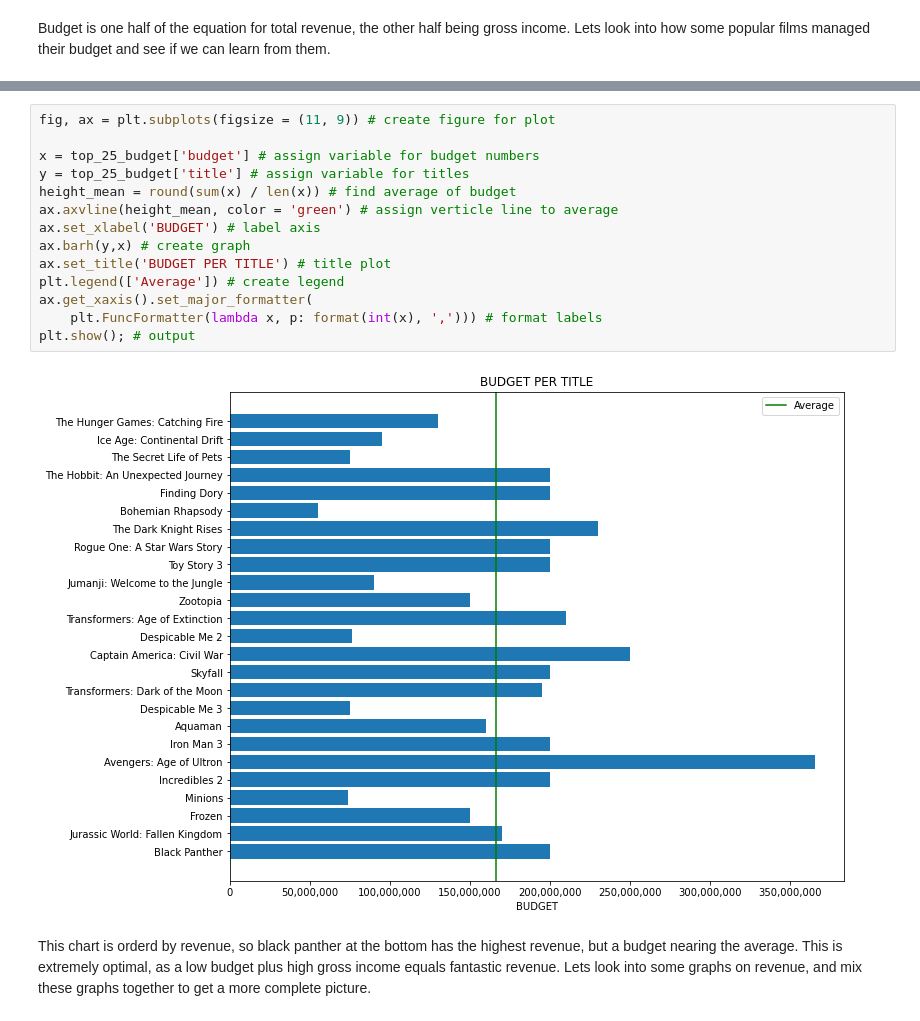
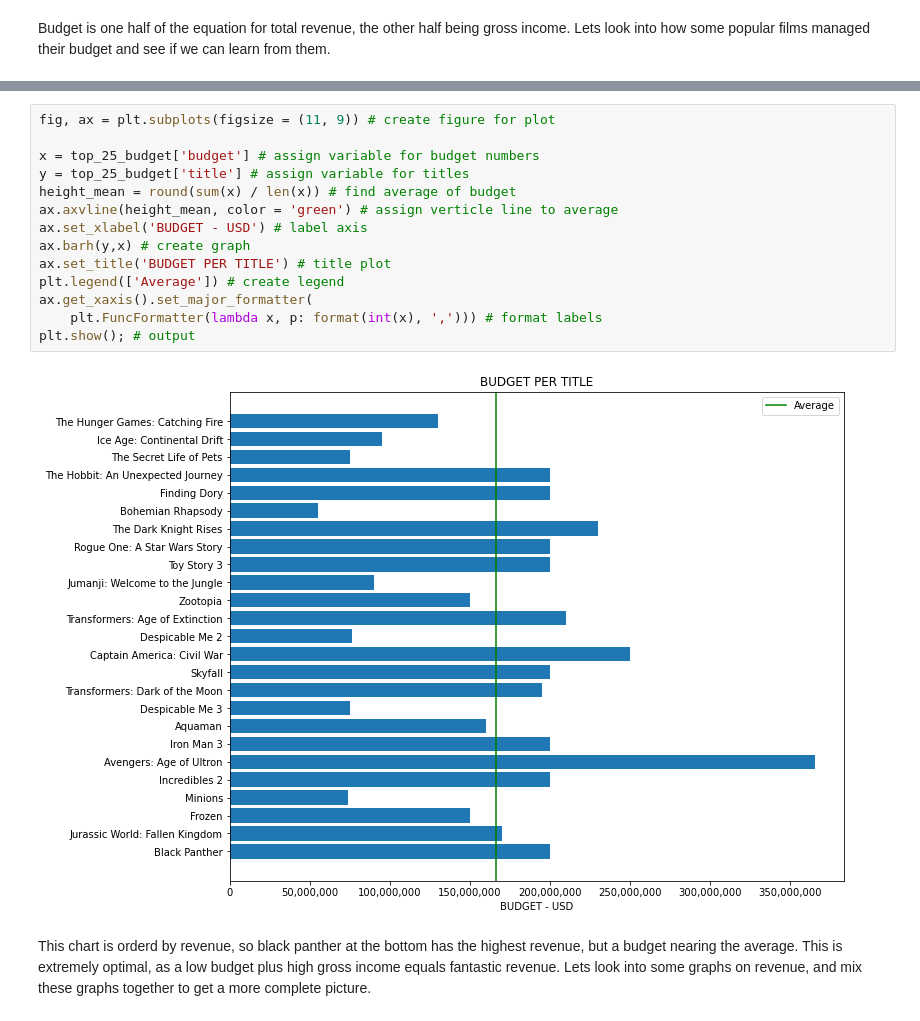
Before and after one commit to Djohnson1313/Phase_2_Project, a Jupyter notebook: Phase.2.project.notebook.ipynb, the cells around one changed output, grey strips where cells are left out. Drawn from its saved outputs; the diff is of its cells as text.

```diff
--- a/Phase.2.project.notebook.ipynb
+++ b/Phase.2.project.notebook.ipynb
@@ -343,19 +343,19 @@ top_25_budget.head() # view first five of dataframe
 # %%
 fig, ax = plt.subplots(figsize = (11, 9)) # create figure for plot
 
 x = top_25_budget['budget'] # assign variable for budget numbers
 y = top_25_budget['title'] # assign variable for titles
 height_mean = round(sum(x) / len(x)) # find average of budget
 ax.axvline(height_mean, color = 'green') # assign verticle line to average
-ax.set_xlabel('BUDGET') # label axis
+ax.set_xlabel('BUDGET - USD') # label axis
 ax.barh(y,x) # create graph
 ax.set_title('BUDGET PER TITLE') # title plot
 plt.legend(['Average']) # create legend
 ax.get_xaxis().set_major_formatter(
     plt.FuncFormatter(lambda x, p: format(int(x), ','))) # format labels
 plt.show(); # output
 # %% [output]
-[figure, old version]
+[figure, new version]
 # %% [markdown]
 This chart is orderd by revenue, so black panther at the bottom has the highest revenue, but a budget nearing the average. This is extremely optimal, as a low budget plus high gross income equals fantastic revenue. Lets look into some graphs on revenue, and mix these graphs together to get a more complete picture.
 # %% [markdown]
```
Also changed, not shown: parts of 6 cells of this notebook.
